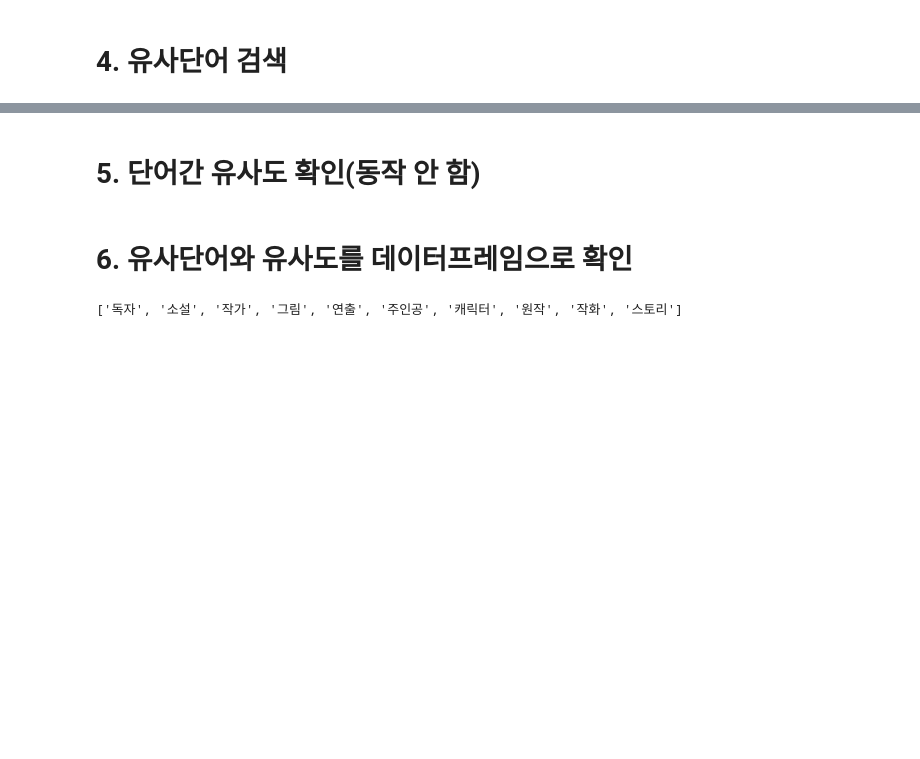
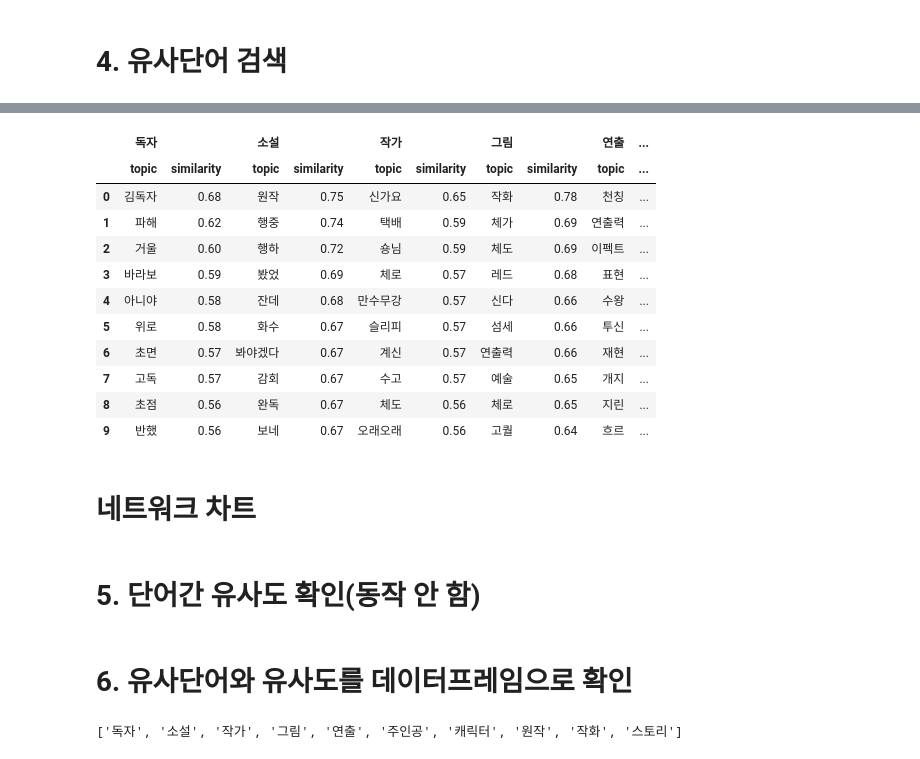
Before and after one commit to jiyaa29/Multicampus-Weekly-Project, a Jupyter notebook: 자연어 처리/7. Word2Vec 유사도 분석_한글.ipynb, the cells around one changed output, grey strips where cells are left out. Cells and saved outputs as stored; diff of their text form; code cells hidden in the pictures; blank space fills up the shorter version.

```diff
--- a/자연어 처리/7. Word2Vec 유사도 분석_한글.ipynb
+++ b/자연어 처리/7. Word2Vec 유사도 분석_한글.ipynb
@@ -21,8 +21,9 @@ from sklearn.decomposition import PCA
 # %%
 import preprocess_kr
 # %%
-pd.set_option('display.max_columns', 1000)
-pd.set_option('display.max_rows', 1000)
+pd.set_option("display.max_rows", 1000)
+pd.set_option("display.max_columns", 1000)
+pd.options.display.float_format = '{:.2f}'.format
 # %%
 import warnings
 warnings.filterwarnings('ignore')
@@ -106,9 +107,12 @@ def print_most_similar_words(model, words_list):
     """
     특정단어 리스트를 입력받아 유사도를 출력하는 함수
     """
+    similar_words = []
     for keyword in words_list:
-        print('[', keyword, '] 와 관련있는 단어들 :' , model.wv.most_similar(keyword))
+        similar_words.append(model.wv.most_similar(keyword))
+        print('[', keyword, '] 와 관련있는 단어들 :' , similar_words)
         print()
+    return similar_words
 
 def get_similarity_btw_two_words(model, w1,w2):
     """
@@ -200,5 +204,6 @@ model = Word2Vec.load('./data/word2vec_kr.model')
 # 4. 유사단어 검색
 # %%
 words_list = ['독자', '소설', '작가', '그림', '연출', '주인공', '캐릭터', '원작', '작화', '스토리']
-print_most_similar_words(model, words_list)
+topics = print_most_similar_words(model, words_list)
+topics
 # %% [output]
@@ -223,0 +246,6 @@ print_most_similar_words(model, words_list)
+# %%
+topic_list = []
+for topic in words_list:
+    topic_list.append(topic)
+    topic_list.append(topic)
+topic_list
@@ -224,3 +273,30 @@ print_most_similar_words(model, words_list)
+# %%
+df = pd.DataFrame(data=[],
+                  index = ['0','1','2','3','4','5','6','7','8','9'],
+                  columns=[ topic_list,  ['topic','similarity','topic','similarity','topic','similarity','topic','similarity','topic','similarity','topic','similarity','topic','similarity','topic','similarity','topic','similarity','topic','similarity']])
+
+for index,topic in enumerate(topics):
+    for idx, tup in enumerate(topic):
+        word, similarity = tup
+        topic_name = words_list[index]
+        df[topic_name,'topic'][idx] = word
+        df[topic_name,'similarity'][idx] = similarity
+df
+# %% [output]
+|  | 독자 |  | 소설 |  | 작가 |  | 그림 |  | 연출 | ... |
+|  | topic | similarity | topic | similarity | topic | similarity | topic | similarity | topic | ... |
+| 0 | 김독자 | 0.68 | 원작 | 0.75 | 신가요 | 0.65 | 작화 | 0.78 | 천칭 | ... |
+| 1 | 파해 | 0.62 | 행중 | 0.74 | 택배 | 0.59 | 체가 | 0.69 | 연출력 | ... |
+| 2 | 거울 | 0.60 | 행하 | 0.72 | 숑님 | 0.59 | 체도 | 0.69 | 이펙트 | ... |
+| 3 | 바라보 | 0.59 | 봤었 | 0.69 | 체로 | 0.57 | 레드 | 0.68 | 표현 | ... |
+| 4 | 아니야 | 0.58 | 잔데 | 0.68 | 만수무강 | 0.57 | 신다 | 0.66 | 수왕 | ... |
+| 5 | 위로 | 0.58 | 화수 | 0.67 | 슬리피 | 0.57 | 섬세 | 0.66 | 투신 | ... |
+| 6 | 초면 | 0.57 | 봐야겠다 | 0.67 | 계신 | 0.57 | 연출력 | 0.66 | 재현 | ... |
+| 7 | 고독 | 0.57 | 감회 | 0.67 | 수고 | 0.57 | 예술 | 0.65 | 개지 | ... |
+| 8 | 초점 | 0.56 | 완독 | 0.67 | 체도 | 0.56 | 체로 | 0.65 | 지린 | ... |
+| 9 | 반했 | 0.56 | 보네 | 0.67 | 오래오래 | 0.56 | 고퀄 | 0.64 | 흐르 | ... |
+# %% [markdown]
+# 네트워크 차트
 # %% [markdown]
 #  5. 단어간 유사도 확인(동작 안 함)
 # %%
```
Also changed, not shown: parts of 4 cells of this notebook.
